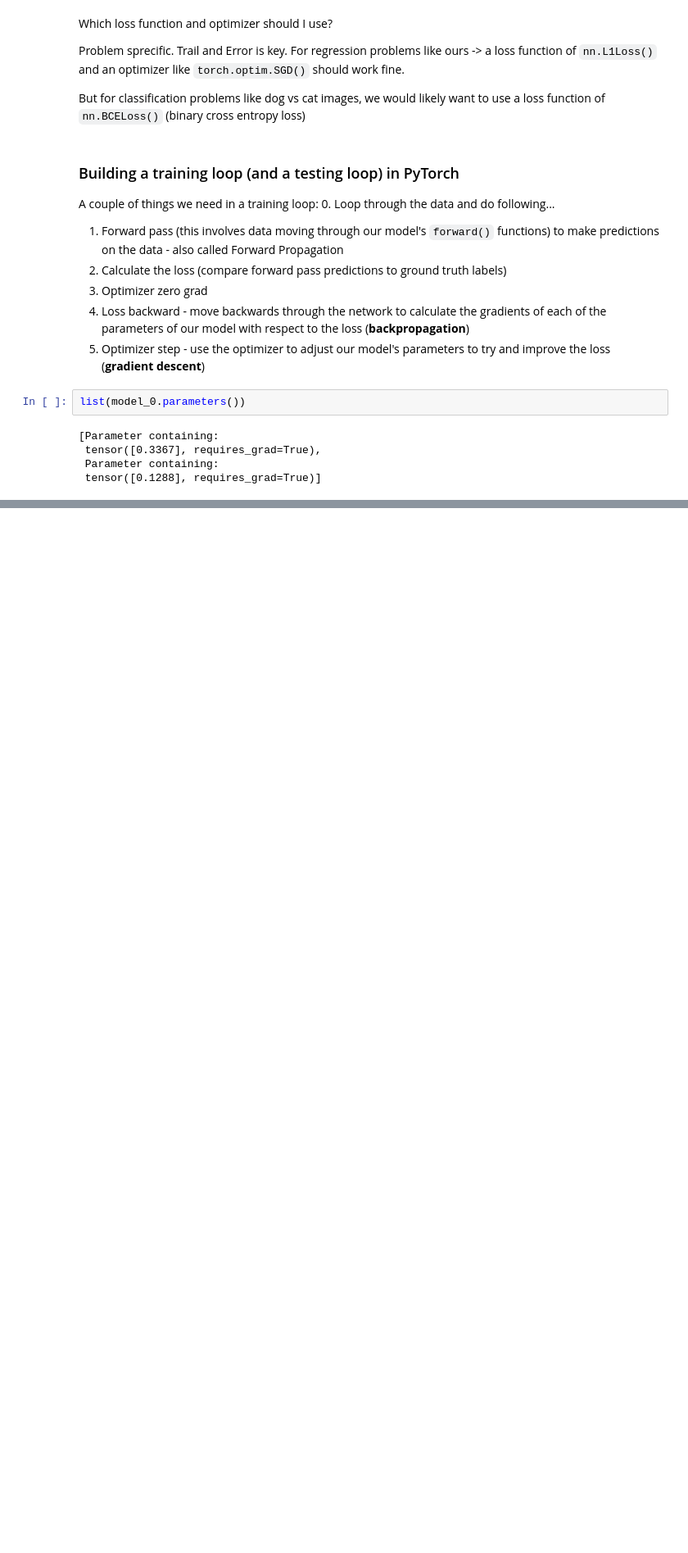
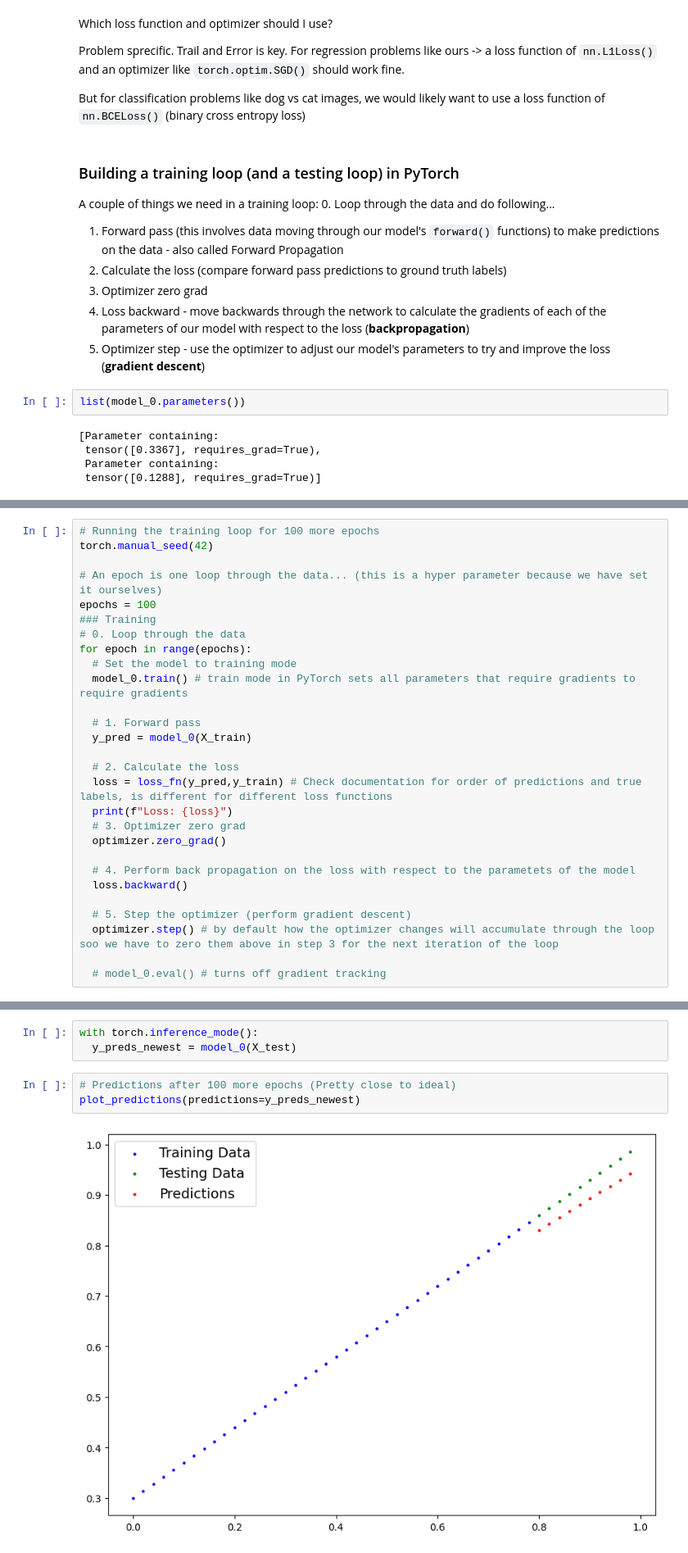
Before and after one commit to yash121299/PyTorch_Learning, a Jupyter notebook: 01_PyTorch_Workflow.ipynb, the cells around one changed output, grey strips where cells are left out. Shown at 82% size. Cells and saved outputs as stored; diff of their text form; blank space fills up the shorter version.

```diff
--- a/01_PyTorch_Workflow.ipynb
+++ b/01_PyTorch_Workflow.ipynb
@@ -471,0 +498,28 @@ for epoch in range(epochs):
+# %%
+# Running the training loop for 100 more epochs
+torch.manual_seed(42)
+
+# An epoch is one loop through the data... (this is a hyper parameter because we have set it ourselves)
+epochs = 100
+### Training
+# 0. Loop through the data
+for epoch in range(epochs):
+  # Set the model to training mode
+  model_0.train() # train mode in PyTorch sets all parameters that require gradients to require gradients
+
+  # 1. Forward pass
+  y_pred = model_0(X_train)
+
+  # 2. Calculate the loss
+  loss = loss_fn(y_pred,y_train) # Check documentation for order of predictions and true labels, is different for different loss functions
+  print(f"Loss: {loss}")
+  # 3. Optimizer zero grad
+  optimizer.zero_grad()
+
+  # 4. Perform back propagation on the loss with respect to the parametets of the model
+  loss.backward()
+
+  # 5. Step the optimizer (perform gradient descent)
+  optimizer.step() # by default how the optimizer changes will accumulate through the loop soo we have to zero them above in step 3 for the next iteration of the loop
+
+  # model_0.eval() # turns off gradient tracking
@@ -471,0 +548,8 @@ for epoch in range(epochs):
+# %%
+with torch.inference_mode():
+  y_preds_newest = model_0(X_test)
+# %%
+# Predictions after 100 more epochs (Pretty close to ideal)
+plot_predictions(predictions=y_preds_newest)
+# %% [output]
+[figure, added]
```
Also changed, not shown: parts of 11 cells of this notebook.
